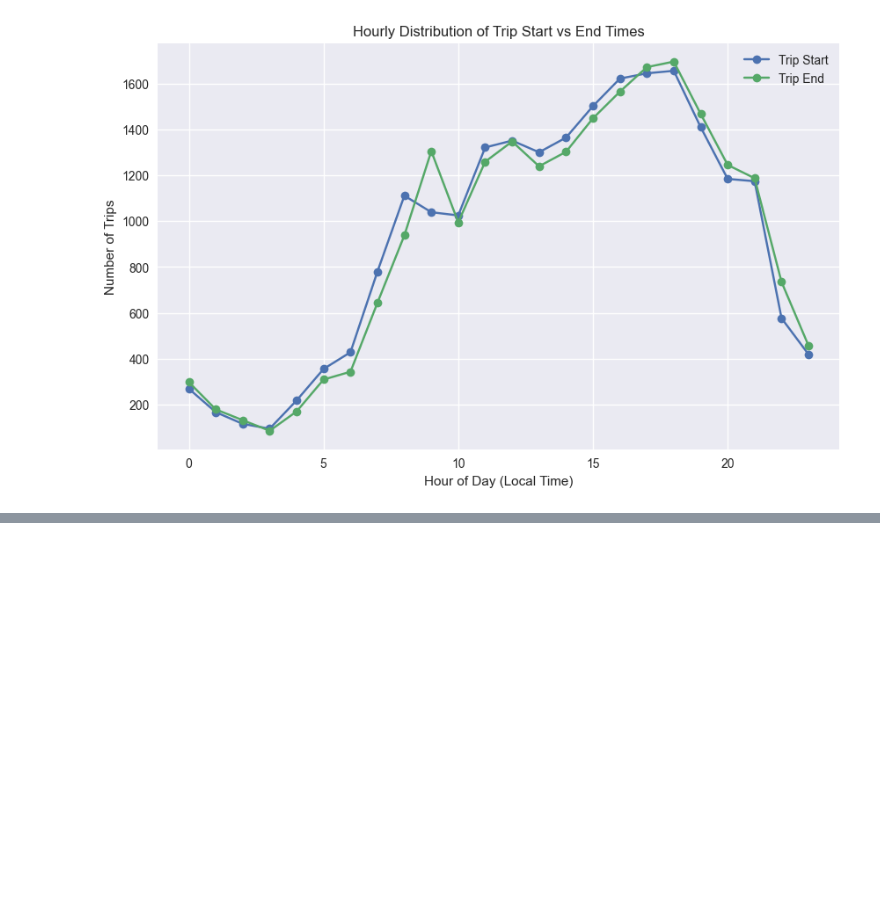
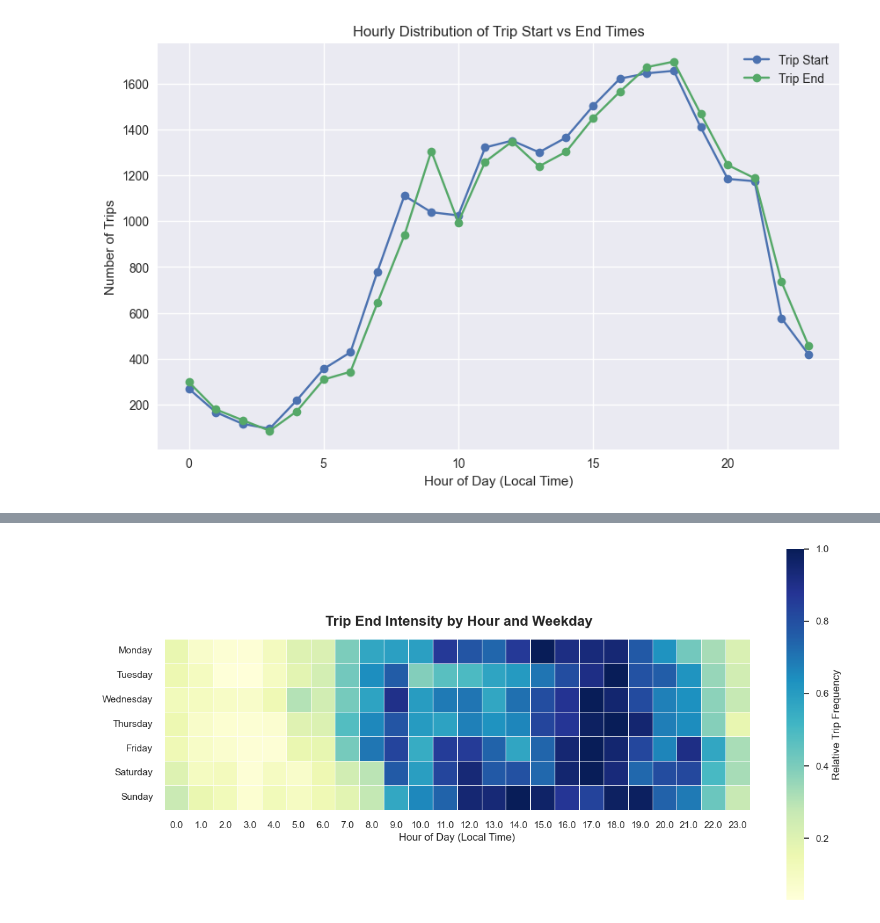
Before and after one commit to ZEVA-Global-Inc/ZEVA_data_storytelling, a Jupyter notebook: zeva_storytelling.ipynb, the cells around one changed output, grey strips where cells are left out. Saved outputs shown, nothing was run; the diff lists cells and outputs as text; code cells hidden in the pictures; blank space fills up the shorter version.

```diff
--- a/zeva_storytelling.ipynb
+++ b/zeva_storytelling.ipynb
@@ -1410,0 +1487,47 @@ plt.show()
+# %%
+import seaborn as sns
+import matplotlib.pyplot as plt
+import pandas as pd
+
+df = individual_trips_converted.copy()
+df['end_local'] = pd.to_datetime(df['end_local'], errors='coerce')
+df['weekday'] = df['end_local'].dt.day_name()
+df['end_hour'] = df['end_local'].dt.hour
+
+# --- Group by weekday + end hour ---
+heatmap_data_end = (
+    df.groupby(['weekday', 'end_hour'])
+    .size()
+    .reset_index(name='trip_count')
+)
+
+# --- Pivot + reorder weekdays ---
+weekday_order = ['Monday', 'Tuesday', 'Wednesday', 'Thursday', 'Friday', 'Saturday', 'Sunday']
+heatmap_pivot_end = (
+    heatmap_data_end.pivot(index='weekday', columns='end_hour', values='trip_count')
+    .reindex(weekday_order)
+)
+
+# --- Normalize for visibility ---
+heatmap_pivot_end_norm = heatmap_pivot_end.div(heatmap_pivot_end.max(axis=1), axis=0)
+
+# --- Plot ---
+plt.figure(figsize=(13,6))
+sns.set_theme(style="whitegrid")
+sns.heatmap(
+    heatmap_pivot_end_norm,
+    cmap="YlGnBu",          # 🔷 Cooler tone to distinguish from start map
+    linewidths=0.4,
+    cbar_kws={'label': 'Relative Trip Frequency'},
+    square=True
+)
+
+plt.title(' Trip End Intensity by Hour and Weekday', fontsize=16, pad=15, weight='bold')
+plt.xlabel('Hour of Day (Local Time)')
+plt.ylabel('')
+plt.xticks(rotation=0)
+plt.yticks(rotation=0)
+plt.tight_layout()
+plt.show()
+# %% [output]
+[figure, added]
```
Also changed, not shown: parts of 2 cells of this notebook.
